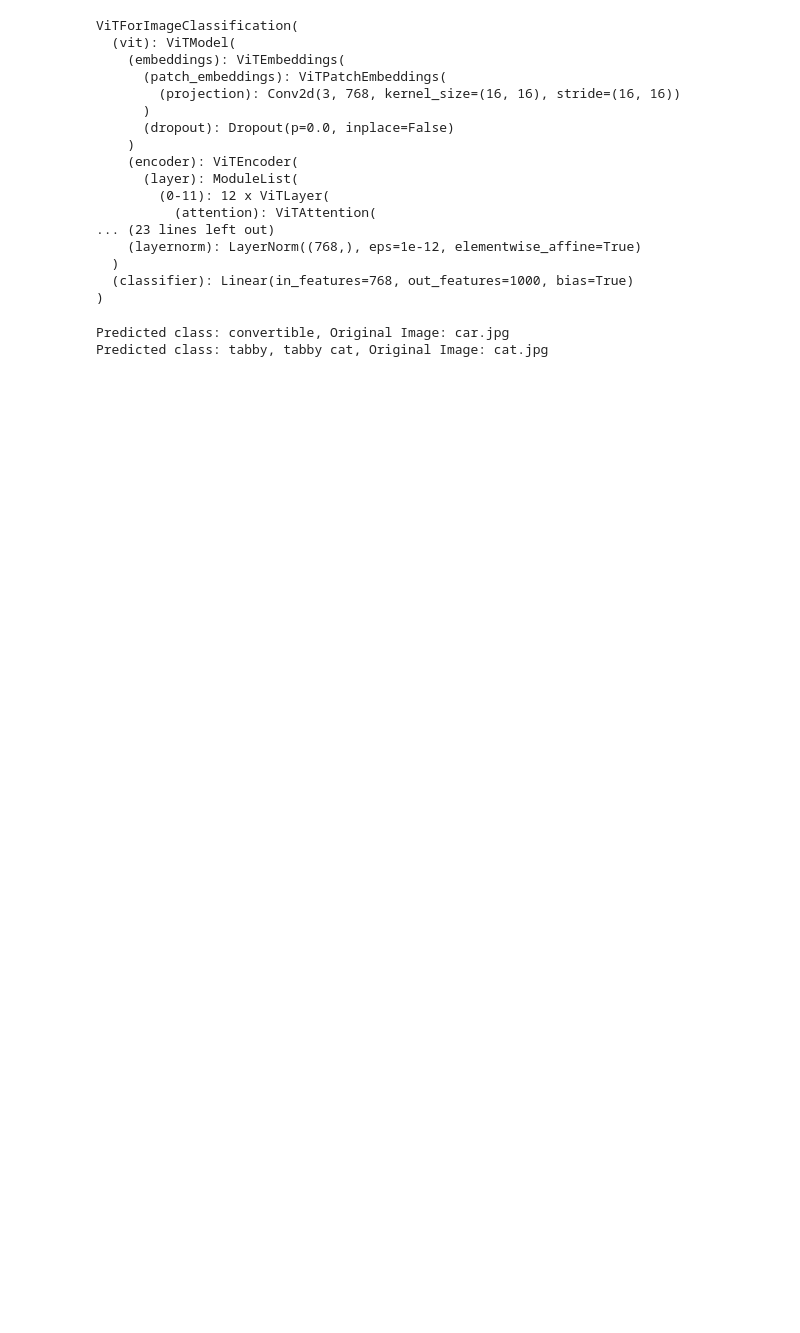
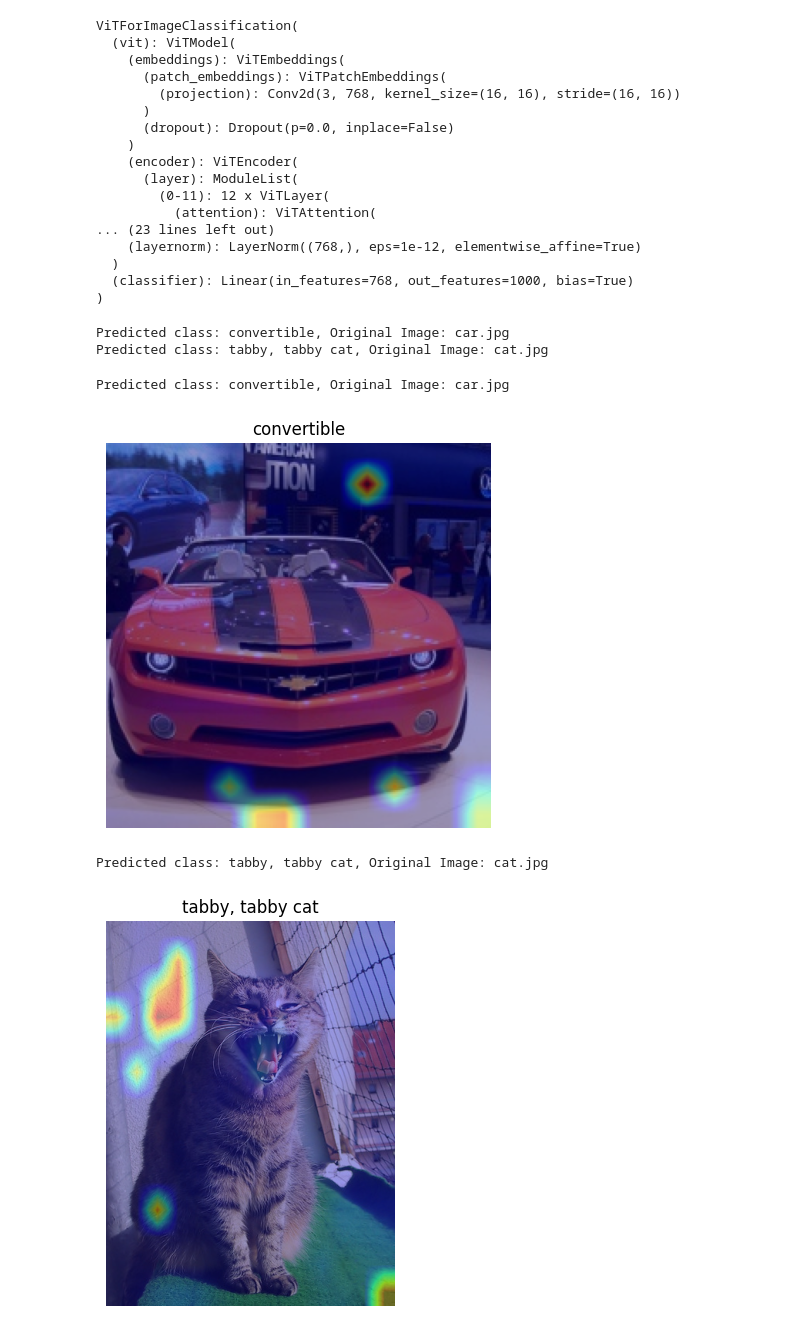
Before and after one commit to nausherwan-malik/Deep-Vision-Language-Models, a Jupyter notebook: Lab 0/Vision-Transformer.ipynb, the cells around one changed output. Cells and saved outputs as stored; diff of their text form; code cells hidden in the pictures; blank space fills up the shorter version.

```diff
--- a/Lab 0/Vision-Transformer.ipynb
+++ b/Lab 0/Vision-Transformer.ipynb
@@ -43,3 +47,56 @@ for idx, image in enumerate(images):
 # %% [output]
 Predicted class: convertible, Original Image: car.jpg
 Predicted class: tabby, tabby cat, Original Image: cat.jpg
+# %%
+model = ViTForImageClassification.from_pretrained(
+    model_name,
+    attn_implementation="eager"
+)
+
+model.config.output_attentions = True
+model.eval()
+
+for idx, img_name in enumerate(images):
+
+    image = Image.open(os.path.join("images", img_name)).convert("RGB")
+    inputs = processor(images=image, return_tensors="pt")
+
+    # Forward pass with attention enabled
+    with torch.no_grad():
+        outputs = model(**inputs, output_attentions=True)
+
+    logits = outputs.logits
+    predicted_class_idx = logits.argmax(-1).item()
+    label = model.config.id2label[predicted_class_idx]
+
+    print(f"Predicted class: {label}, Original Image: {img_name}")
+
+    attentions = outputs.attentions
+    last_layer_attn = attentions[-1]
+
+    attn_avg = last_layer_attn.mean(dim=1)
+
+    cls_attn = attn_avg[0, 0, 1:]
+
+    cls_attn = cls_attn.cpu().numpy()
+
+    num_patches = cls_attn.shape[0]
+    grid_size = int(np.sqrt(num_patches))
+    attention_map = cls_attn.reshape(grid_size, grid_size)
+
+    attention_map = (attention_map - attention_map.min()) / (attention_map.max() - attention_map.min())
+
+    attention_img = Image.fromarray(np.uint8(attention_map * 255))
+    attention_img = attention_img.resize(image.size, resample=Image.BILINEAR)
+
+    plt.figure(figsize=(5, 5))
+    plt.imshow(image)
+    plt.imshow(attention_img, cmap="jet", alpha=0.4)
+    plt.axis("off")
+    plt.title(f"{label}")
+    plt.show()
+# %% [output]
+Predicted class: convertible, Original Image: car.jpg
+[figure, added]
+Predicted class: tabby, tabby cat, Original Image: cat.jpg
+[figure, added]
```
Also changed, not shown: parts of 4 cells of this notebook, 2 other files.
